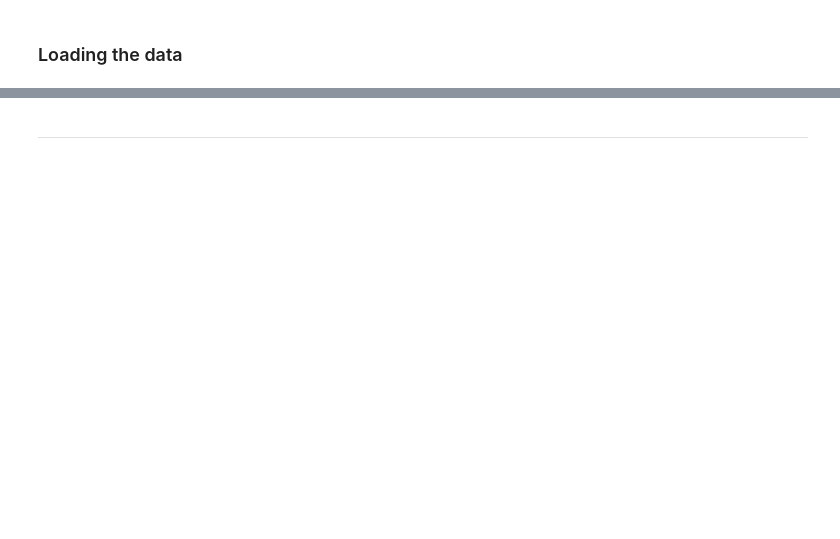
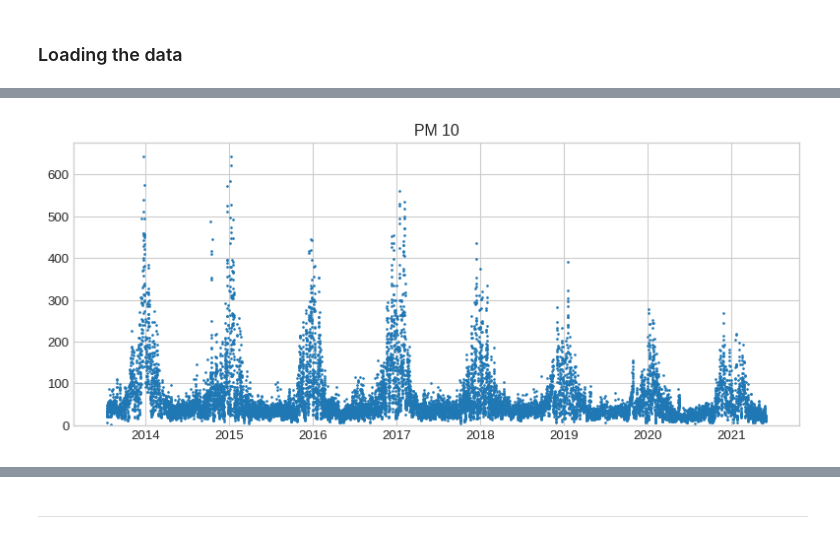
Before and after one commit to petrushev/bayesian-modeling, a Jupyter notebook: 04 air-politution/air-polution.ipynb, the cells around one changed output, grey strips where cells are left out. Cells and saved outputs as stored; diff of their text form; code cells hidden in the pictures; blank space fills up the shorter version.

```diff
--- a/04 air-politution/air-polution.ipynb
+++ b/04 air-politution/air-polution.ipynb
@@ -5,13 +5,15 @@ We look at four years of data for PM10 particles measured in different locations
 
 The data was downloaded from the official Environment Ministry [web site](http://air.moepp.gov.mk/?page_id=175).
 # %%
-from datetime import datetime, date
+from datetime import datetime, date, timedelta
 from calendar import month_abbr
 
 import numpy as np
 import pandas as pd
 import scipy as sp
 import pymc3 as pm
+import theano.tensor as tt
+import arviz as az
 import matplotlib.pyplot as plt
 from matplotlib.cm import Set1
 from matplotlib.dates import DateFormatter, MonthLocator, YearLocator
@@ -20,5 +22,6 @@ from pandas.plotting import register_matplotlib_converters
 register_matplotlib_converters()
 
 plt.style.use('seaborn-whitegrid')
+plt.rcParams.update({'figure.figsize': [8, 5], 'figure.dpi': 95})
 # %% [markdown]
 ### Loading the data
@@ -446,0 +28,13 @@ tmp
+# %%
+data = pd.read_csv('skopje_pm10.csv', date_parser=True)
+data = data[~data.place.isin(['Mobile', 'MobileGP'])]
+data = data.assign(time = data.time.map(lambda ts: datetime.strptime(ts, '%Y-%m-%d')))
+
+data = data.assign(
+    week = np.floor((data.time - data.time.min()).dt.days / 7).astype('int'),
+    month = data.time.dt.month - 1,
+    place_i = data.place.astype('category').cat.codes,
+    doy = data.time.dt.dayofyear - 1
+)
+
+data.sample(5)
@@ -446,0 +48,8 @@ tmp
+# %%
+plt.figure(figsize=(10, 4))
+plt.scatter(data.time, data.pm10, marker='.', s=4, color='C0')
+plt.gca().xaxis.set_major_formatter(DateFormatter('%Y'))
+plt.gca().set(title='PM 10', ylim=(0, None))
+None
+# %% [output]
+[figure, added]
```
Also changed, not shown: parts of 62 cells of this notebook, 2 other files.
